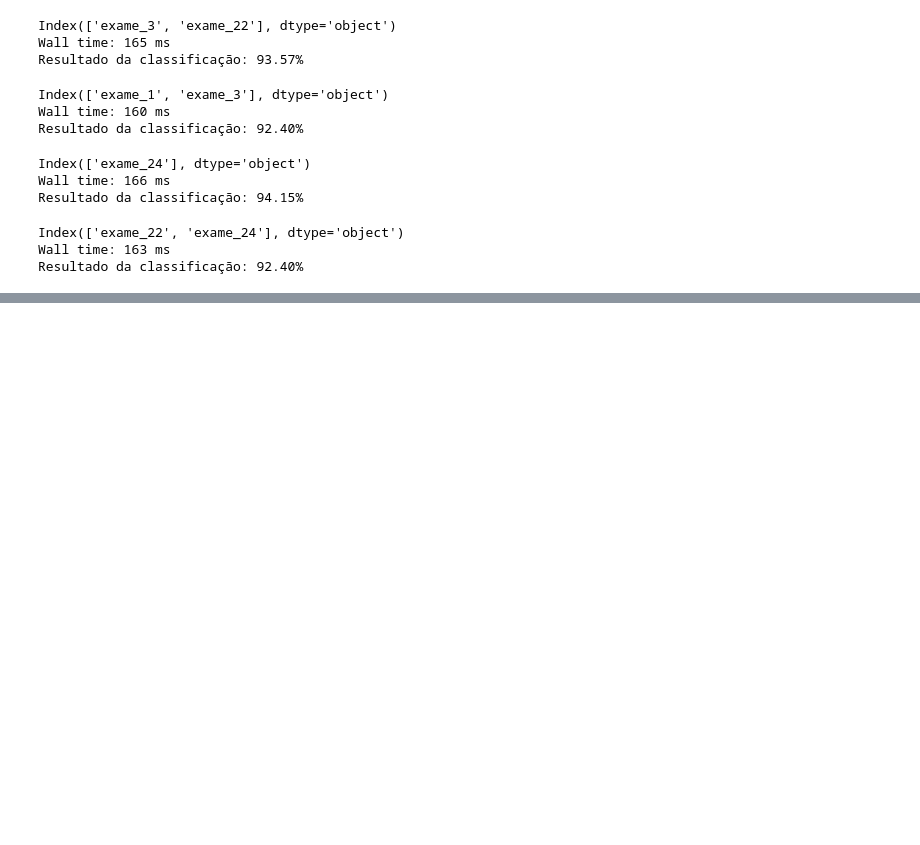
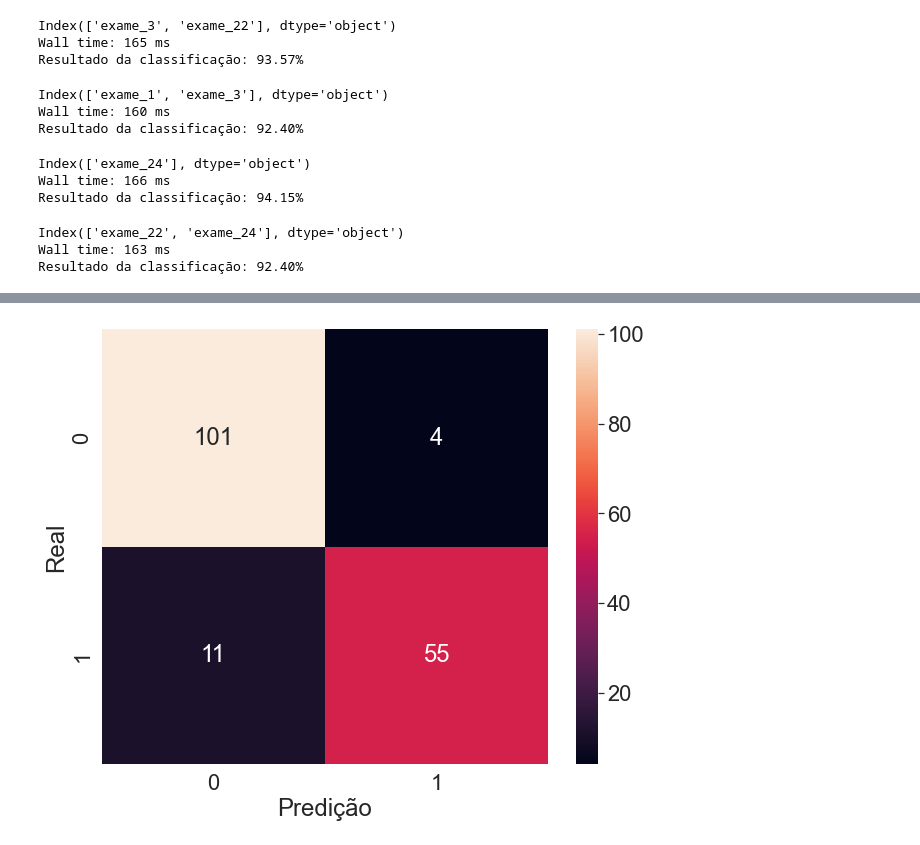
Before and after one commit to fkfouri/PythonStudy, a Jupyter notebook: machine-learning/c03_Lidando_com_dados_de_muitas_dimensoes/a01.ipynb, the cells around one changed output, grey strips where cells are left out. Cells and saved outputs as stored; diff of their text form; code cells hidden in the pictures; blank space fills up the shorter version.

```diff
--- a/machine-learning/c03_Lidando_com_dados_de_muitas_dimensoes/a01.ipynb
+++ b/machine-learning/c03_Lidando_com_dados_de_muitas_dimensoes/a01.ipynb
@@ -391,0 +410,4 @@ https://www.tylervigen.com/spurious-correlations
+# %%
+#pego os valores antes da normalização
+valores_exames_v6 = valores_exames_v1.drop(columns=['exame_4','exame_29','exame_24'])
+valores_exames_v6.head()
@@ -391,0 +501,28 @@ https://www.tylervigen.com/spurious-correlations
+# %%
+from sklearn.feature_selection import RFE
+
+SEED = 1234
+random.seed(SEED)
+
+treino_x, teste_x, treino_y, teste_y = train_test_split(valores_exames_v6, diagnostico, test_size = .3)
+classificador = RandomForestClassifier(n_estimators = 100)
+%time classificador.fit(treino_x, treino_y)
+
+selecionar_rfe = RFE(estimator = classificador, n_features_to_select=5, step=1)
+%time selecionar_rfe.fit(treino_x, treino_y)
+
+treino_rfe = selecionar_rfe.transform(treino_x)
+teste_rfe = selecionar_rfe.transform(teste_x)
+
+%time classificador.fit(treino_rfe, treino_y)
+
+predict = classificador.predict(teste_rfe)
+matriz_confusao = confusion_matrix(teste_y, predict)
+
+plt.figure(figsize=(10,8))
+sns.set(font_scale=2)
+sns.heatmap(matriz_confusao, annot=True, fmt= "d").set(xlabel = "Predição", ylabel="Real");
+
+acuracia = classificador.score(X=teste_rfe, y=teste_y) * 100
+print(f'Resultado da classificação: {acuracia:.2f}%')
+# %% [output]
@@ -391,0 +533 @@ https://www.tylervigen.com/spurious-correlations
+[figure, added]
```
Also changed, not shown: parts of 31 cells of this notebook.
